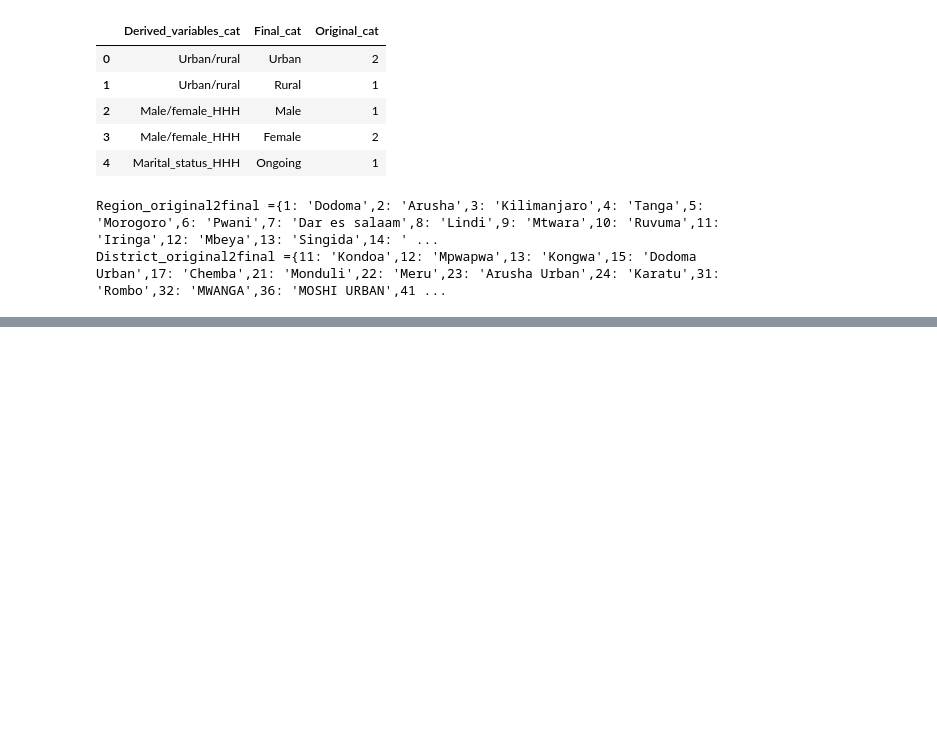
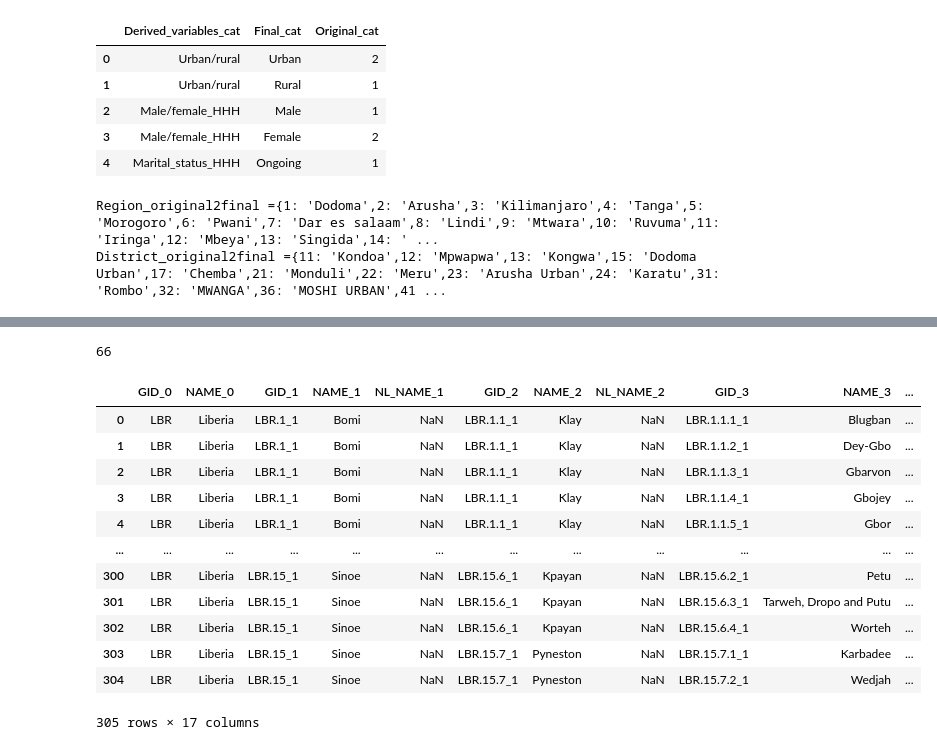
Before and after one commit to SESAM-Polimi/offgrid-demand-estimation, a Jupyter notebook: utils/helper-scripts.ipynb, the cells around one changed output, grey strips where cells are left out. Saved outputs shown, nothing was run; the diff lists cells and outputs as text; code cells hidden in the pictures; blank space fills up the shorter version.

```diff
--- a/utils/helper-scripts.ipynb
+++ b/utils/helper-scripts.ipynb
@@ -82,0 +449,21 @@ Dwelling_quality_toilet = {1: 0, 2: 0, 3: 0, 4: 1, 5: 1, 6: 1, 7: 1, 8: 1, 9: 0,
+# %%
+gadm_level_3 = pd.read_csv("../playground/data/ESMAP/Liberia_L/csv_data/GADM_level_3.csv")
+len(gadm_level_2_df)
+# %% [output]
+66
+# %%
+gadm_level_3
+# %% [output]
+|  | GID_0 | NAME_0 | GID_1 | NAME_1 | NL_NAME_1 | GID_2 | NAME_2 | NL_NAME_2 | GID_3 | NAME_3 | ... |
+| 0 | LBR | Liberia | LBR.1_1 | Bomi | NaN | LBR.1.1_1 | Klay | NaN | LBR.1.1.1_1 | Blugban | ... |
+| 1 | LBR | Liberia | LBR.1_1 | Bomi | NaN | LBR.1.1_1 | Klay | NaN | LBR.1.1.2_1 | Dey-Gbo | ... |
+| 2 | LBR | Liberia | LBR.1_1 | Bomi | NaN | LBR.1.1_1 | Klay | NaN | LBR.1.1.3_1 | Gbarvon | ... |
+| 3 | LBR | Liberia | LBR.1_1 | Bomi | NaN | LBR.1.1_1 | Klay | NaN | LBR.1.1.4_1 | Gbojey | ... |
+| 4 | LBR | Liberia | LBR.1_1 | Bomi | NaN | LBR.1.1_1 | Klay | NaN | LBR.1.1.5_1 | Gbor | ... |
+| ... | ... | ... | ... | ... | ... | ... | ... | ... | ... | ... | ... |
+| 300 | LBR | Liberia | LBR.15_1 | Sinoe | NaN | LBR.15.6_1 | Kpayan | NaN | LBR.15.6.2_1 | Petu | ... |
+| 301 | LBR | Liberia | LBR.15_1 | Sinoe | NaN | LBR.15.6_1 | Kpayan | NaN | LBR.15.6.3_1 | Tarweh, Dropo and Putu | ... |
+| 302 | LBR | Liberia | LBR.15_1 | Sinoe | NaN | LBR.15.6_1 | Kpayan | NaN | LBR.15.6.4_1 | Worteh | ... |
+| 303 | LBR | Liberia | LBR.15_1 | Sinoe | NaN | LBR.15.7_1 | Pyneston | NaN | LBR.15.7.1_1 | Karbadee | ... |
+| 304 | LBR | Liberia | LBR.15_1 | Sinoe | NaN | LBR.15.7_1 | Pyneston | NaN | LBR.15.7.2_1 | Wedjah | ... |
+305 rows × 17 columns
```
Also changed, not shown: parts of 36 cells of this notebook, 22 other files.
